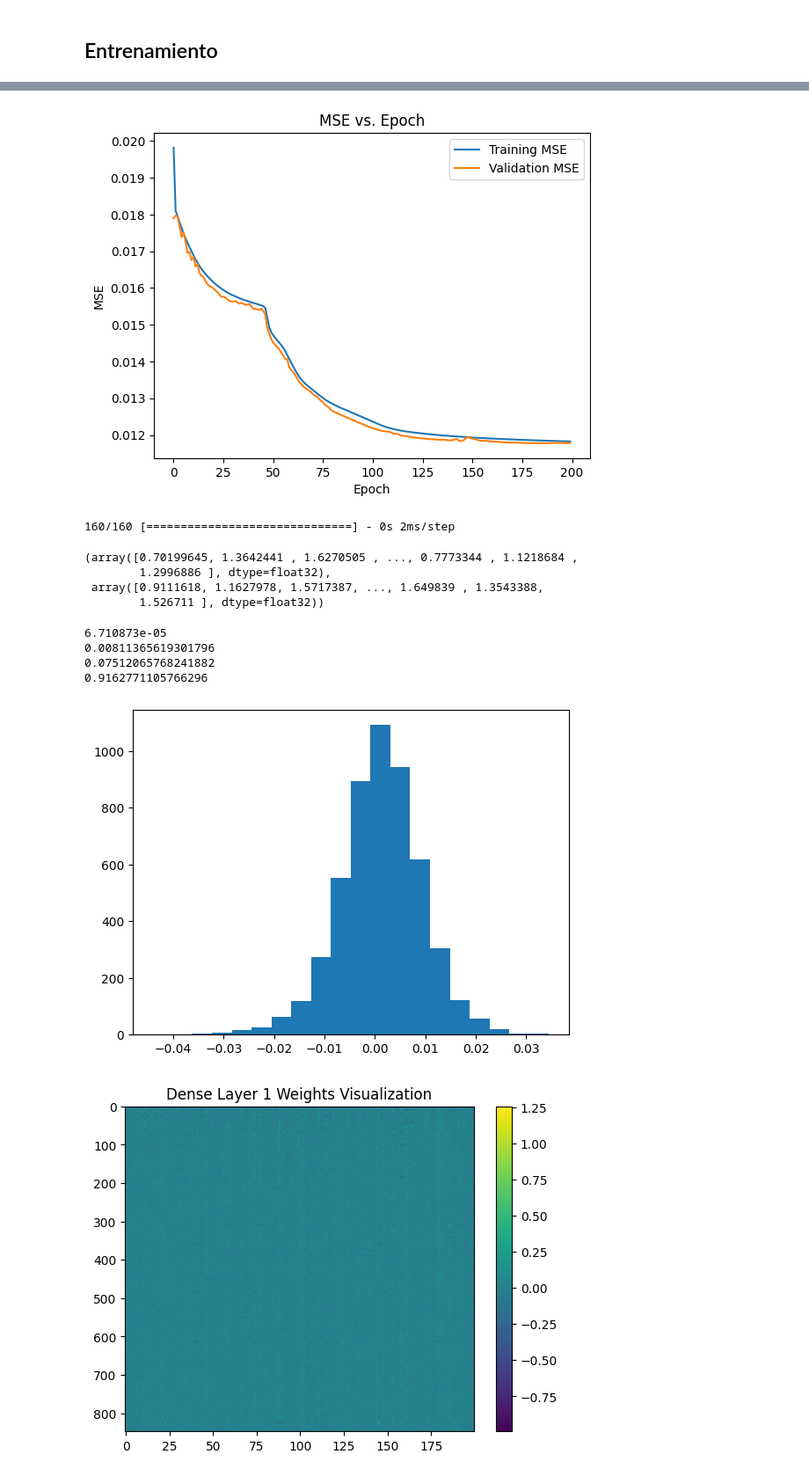
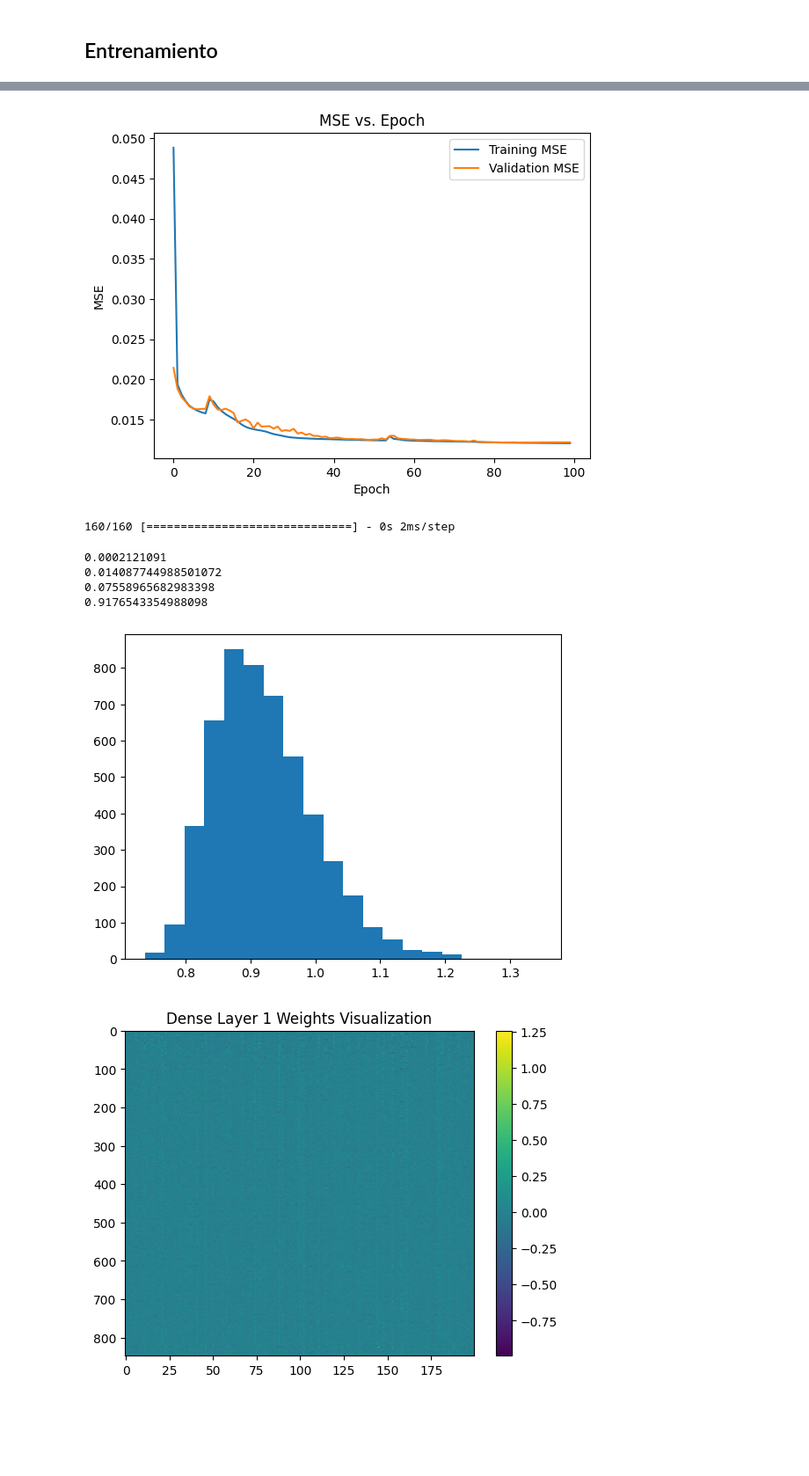
Before and after one commit to aguschanchu/FermionicML, a Jupyter notebook: FermionicML_thermal.ipynb, the cells around one changed output, grey strips where cells are left out. Shown: that part at 88% size. Saved outputs shown, nothing was run; the diff lists cells and outputs as text; code cells hidden in the pictures; blank space fills up the shorter version.

```diff
--- a/FermionicML_thermal.ipynb
+++ b/FermionicML_thermal.ipynb
@@ -570,7 +559,7 @@ def thermal_state(h, beta):
 import time
 from tqdm import tqdm
 # Construccion de listas de dataset
-num_samples = 10000000
+num_samples = 5000000
 high_mem = True
 rho_1_input = []
 rho_2_input = []
@@ -652,5 +640,5 @@ Error:
 # %%
-dataset = tf.data.Dataset.from_tensor_slices(((rho_1_input, rho_2_input), h_labels))
+#dataset = tf.data.Dataset.from_tensor_slices(((rho_1_input, rho_2_input), h_labels))
 # %%
 import pickle
 # Save and load dataset
@@ -734,7 +722,7 @@ rho1_layer =  tf.keras.layers.Input(shape=(rho1_size,rho1_size, 1), name='rho1')
 
 # Procesamos el primer input
 conv_rho1 = tf.keras.layers.Conv2D(32, (2, 2), activation='exponential')(rho1_layer)
-conv_rho1 = tf.keras.layers.Conv2D(64, (3, 3), activation='exponential')(conv_rho1)
+conv_rho1 = tf.keras.layers.Conv2D(16, (3, 3), activation='relu')(conv_rho1)
 #conv_rho1 = tf.keras.layers.MaxPooling2D((2, 2))(conv_rho1)
 
 flatten_rho1 = tf.keras.layers.Flatten()(conv_rho1)
@@ -745,25 +733,26 @@ rho2_layer =  tf.keras.layers.Input(shape=(rho2_size,rho2_size, 1), name='rho2')
 
 # Procesamos el segundo input
 conv_rho2 = tf.keras.layers.Conv2D(32, (2, 2), activation='exponential')(rho2_layer)
-conv_rho2 = tf.keras.layers.Conv2D(64, (3, 3), activation='exponential')(conv_rho2)
+conv_rho2 = tf.keras.layers.Conv2D(16, (3, 3), activation='relu')(conv_rho2)
+
 #conv_rho2 = tf.keras.layers.MaxPooling2D((2, 2))(conv_rho2)
 
 flatten_rho2 = tf.keras.layers.Flatten()(conv_rho2)
 #flatten_rho2 = tf.keras.layers.Dense(rho2_size*rho2_size, activation='relu')(flatten_rho2)
 
-"""
+
 ## Procesamos el tercer input
 fund_layer =  tf.keras.layers.Input(shape=(fund_size, fund_size, 1 ), name='fund')
 conv_fund = tf.keras.layers.Conv2D(32, (2, 2), activation='exponential')(fund_layer)
-conv_fund = tf.keras.layers.Conv2D(16, (3, 3), activation='exponential')(conv_fund)
+conv_fund = tf.keras.layers.Conv2D(16, (3, 3), activation='relu')(conv_fund)
 #conv_fund = tf.keras.layers.MaxPooling2D((2, 2))(conv_fund)
 
 flatten_fund = tf.keras.layers.Flatten()(conv_fund)
 #flatten_fund = tf.keras.layers.Dense(fund_size*fund_size, activation='relu')(flatten_fund)
-"""
+
 
 dense1 = tf.keras.layers.concatenate([flatten_rho1, flatten_rho2])
-#dense1 = tf.keras.layers.concatenate([dense1, flatten_fund])
+dense1 = tf.keras.layers.concatenate([dense1, flatten_fund])
 
 #dense1 = tf.keras.layers.Dense(rho1_size*rho2_size, activation='relu')(dense1)
 
@@ -775,8 +764,8 @@ output = tf.keras.layers.Dense(local_size)(dense1)
 
 
 # Creamos el modelo y compulamos
-#model = tf.keras.models.Model(inputs=[rho1_layer, rho2_layer, fund_layer], outputs=output)
-model = tf.keras.models.Model(inputs=[rho1_layer, rho2_layer], outputs=output)
+model = tf.keras.models.Model(inputs=[rho1_layer, rho2_layer, fund_layer], outputs=output)
+#model = tf.keras.models.Model(inputs=[rho1_layer, rho2_layer], outputs=output)
 
 model.summary()
 # %% [output]
@@ -871,7 +861,7 @@ model.compile(optimizer=Adam(),
               metrics=['accuracy', 'mean_squared_error'])
 
 # Train the model
-num_epochs = 2000
+num_epochs = 25
 device_name = tf.test.gpu_device_name()
 
 
@@ -911,7 +900,7 @@ plt.show()
 # MIN LOSS = 0.0128 c/fund 50epochs MSE
 ##         = 0.0118 s/fund 50epochs MSE
 # %% [output]
-[figure, old version]
+[figure, new version]
 # %%
 # Assuming you have a validation dataset (val_dataset)
 sample = next(iter(val_dataset))
@@ -955,39 +944,32 @@ for e in val_dataset:
 
     # e contiene todo el batch y nos basta con uno
     break
-# %%
-rho_1_pred, rho_1_actual
-# %% [output]
-(array([0.70199645, 1.3642441 , 1.6270505 , ..., 0.7773344 , 1.1218684 ,
-        1.2996886 ], dtype=float32),
- array([0.9111618, 1.1627978, 1.5717387, ..., 1.649839 , 1.3543388,
-        1.526711 ], dtype=float32))
 # %%
 from sklearn.metrics import mean_squared_error, r2_score
 import matplotlib.pyplot as plt
 
 f=1
 rho_1_actual = np.array(rho_1_actual)
 rho_1_pred = np.array(rho_1_pred)
 print(mean_squared_error(rho_1_pred, rho_1_actual))
 
 print(np.std(rho_1_actual-rho_1_pred)*f)
 print(np.std(rho_1_actual)*f)
 print(np.mean(rho_1_actual)*f)
 
-plt.hist(np.array(rho_1_pred-rho_1_actual), bins=20)
+plt.hist(np.array(rho_1_pred), bins=20)
 plt.show()
 
 # BEST: FACTOR 1/8 c/fund
 ## 500 epochs, 10M dataset
 # BEST: FACTOR 1/9 s/fund
 ## 50 epochs, 5M dataset
 # %% [output]
-6.710873e-05
-0.00811365619301796
-0.07512065768241882
-0.9162771105766296
+0.0002121091
+0.014087744988501072
+0.07558965682983398
+0.9176543354988098
-[figure, old version]
+[figure, new version]
 # %%
 # Get the weights of all dense layers in the model
 dense_weights = []
```
Also changed, not shown: parts of 8 cells of this notebook.
